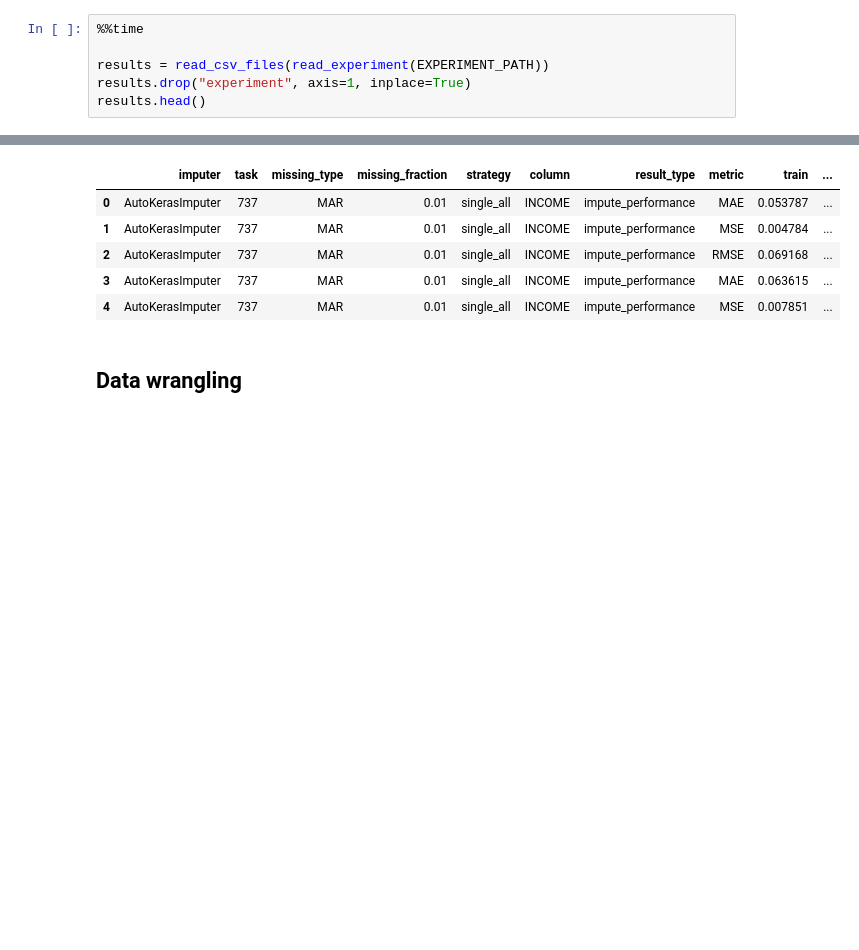
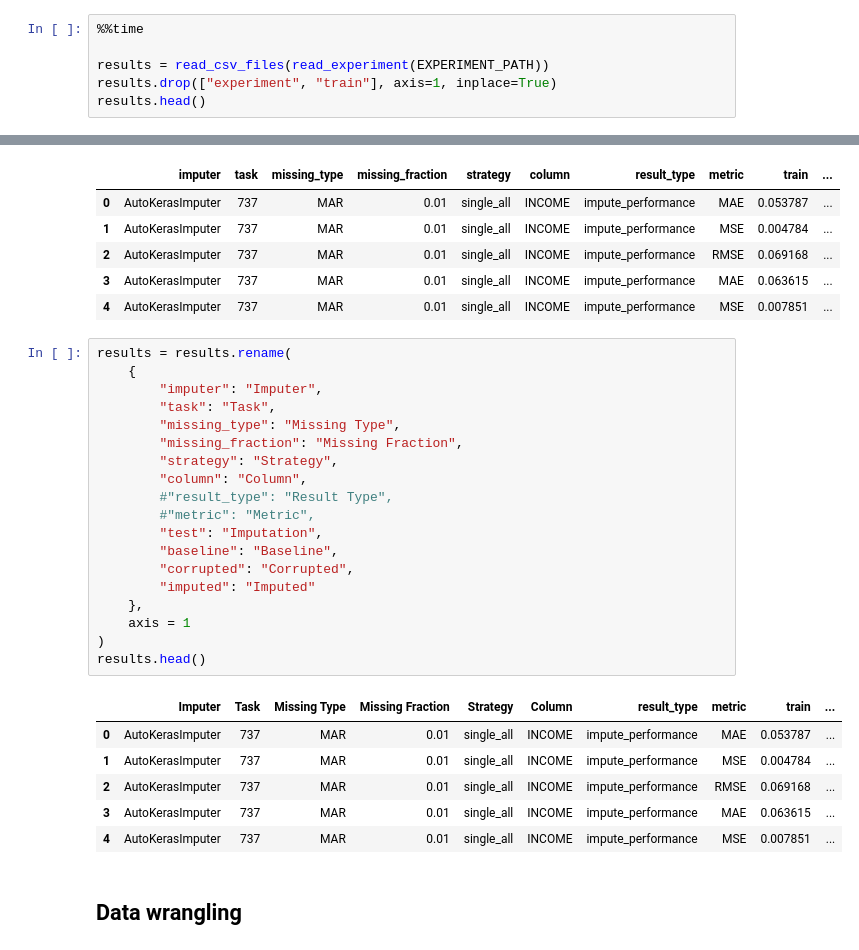
Before and after one commit to se-jaeger/data-imputation-paper, a Jupyter notebook: notebooks/plot_detailed_results.ipynb, the cells around one changed output, grey strips where cells are left out. Saved outputs shown, nothing was run; the diff lists cells and outputs as text; blank space fills up the shorter version.

```diff
--- a/notebooks/plot_detailed_results.ipynb
+++ b/notebooks/plot_detailed_results.ipynb
@@ -105,7 +104,7 @@ read_experiment(EXPERIMENT_PATH).head()
 %%time
 
 results = read_csv_files(read_experiment(EXPERIMENT_PATH))
-results.drop("experiment", axis=1, inplace=True)
+results.drop(["experiment", "train"], axis=1, inplace=True)
 results.head()
 # %% [output]
 CPU times: user 1min 2s, sys: 2.6 s, total: 1min 4s
@@ -116,6 +115,32 @@ Wall time: 1min 7s
 | 2 | AutoKerasImputer | 737 | MAR | 0.01 | single_all | INCOME | impute_performance | RMSE | 0.069168 | ... |
 | 3 | AutoKerasImputer | 737 | MAR | 0.01 | single_all | INCOME | impute_performance | MAE | 0.063615 | ... |
 | 4 | AutoKerasImputer | 737 | MAR | 0.01 | single_all | INCOME | impute_performance | MSE | 0.007851 | ... |
+# %%
+results = results.rename(
+    {
+        "imputer": "Imputer",
+        "task": "Task",
+        "missing_type": "Missing Type",
+        "missing_fraction": "Missing Fraction",
+        "strategy": "Strategy",
+        "column": "Column",
+        #"result_type": "Result Type",
+        #"metric": "Metric",
+        "test": "Imputation",
+        "baseline": "Baseline",
+        "corrupted": "Corrupted",
+        "imputed": "Imputed"
+    },
+    axis = 1
+)
+results.head()
+# %% [output]
+|  | Imputer | Task | Missing Type | Missing Fraction | Strategy | Column | result_type | metric | train | ... |
+| 0 | AutoKerasImputer | 737 | MAR | 0.01 | single_all | INCOME | impute_performance | MAE | 0.053787 | ... |
+| 1 | AutoKerasImputer | 737 | MAR | 0.01 | single_all | INCOME | impute_performance | MSE | 0.004784 | ... |
+| 2 | AutoKerasImputer | 737 | MAR | 0.01 | single_all | INCOME | impute_performance | RMSE | 0.069168 | ... |
+| 3 | AutoKerasImputer | 737 | MAR | 0.01 | single_all | INCOME | impute_performance | MAE | 0.063615 | ... |
+| 4 | AutoKerasImputer | 737 | MAR | 0.01 | single_all | INCOME | impute_performance | MSE | 0.007851 | ... |
 # %% [markdown]
 ## Data wrangling
 # %% [markdown]
```
Also changed, not shown: parts of 8 cells of this notebook.
